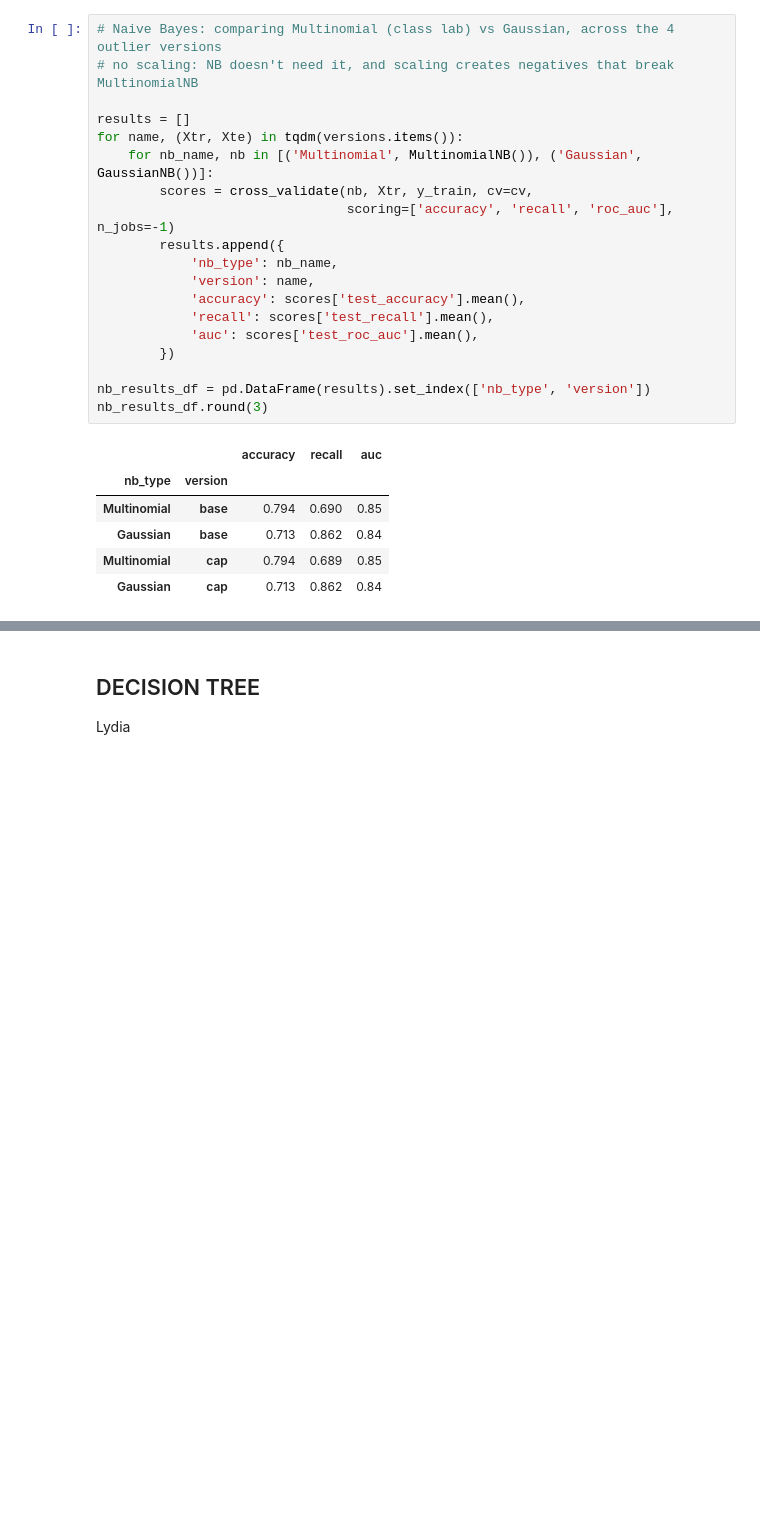
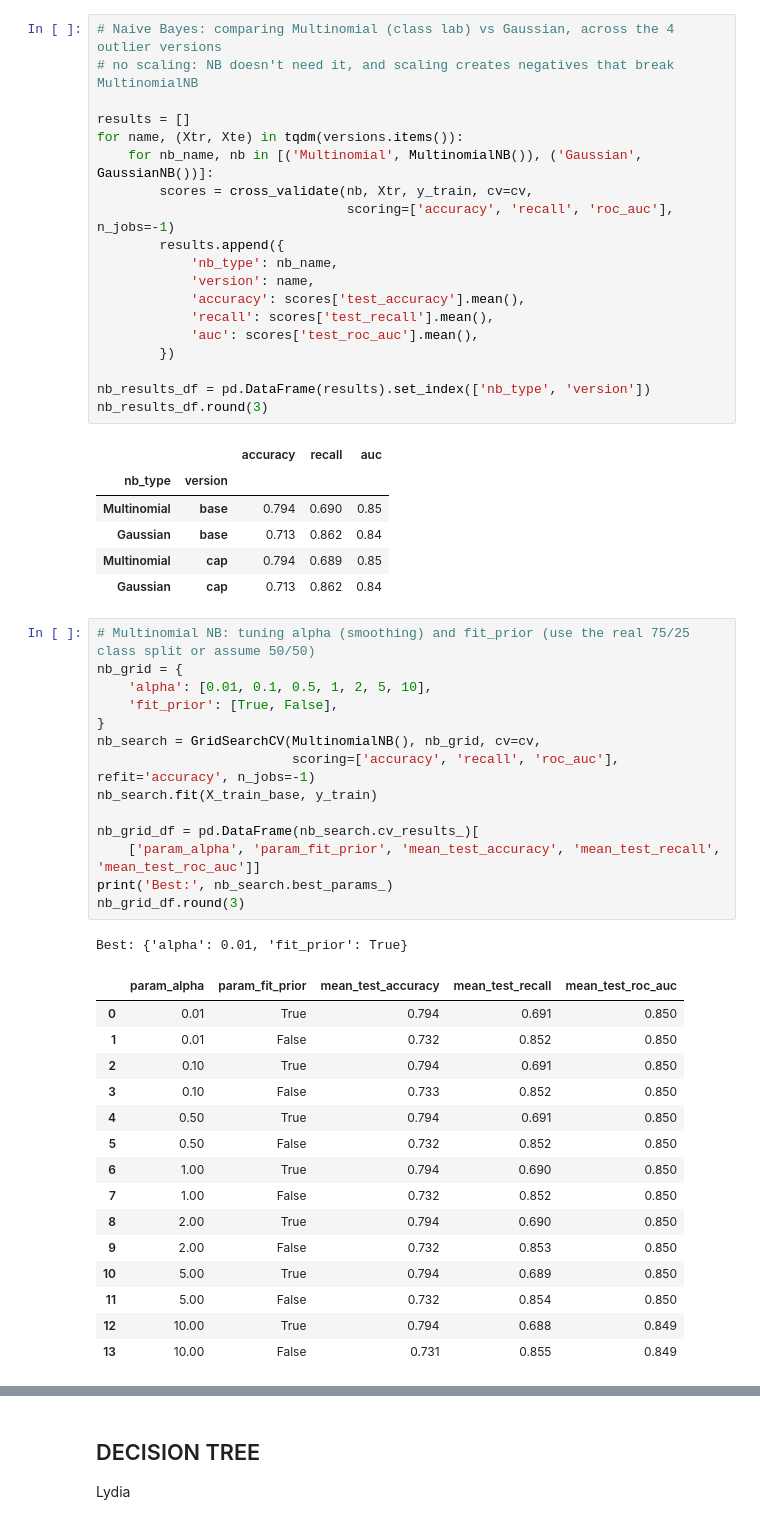
Before and after one commit to juliooo0/Team_A5, a Jupyter notebook: Predictive_Question.ipynb, the cells around one changed output, grey strips where cells are left out. Saved outputs shown, nothing was run; the diff lists cells and outputs as text; blank space fills up the shorter version.

```diff
--- a/Predictive_Question.ipynb
+++ b/Predictive_Question.ipynb
@@ -863,6 +875,37 @@ nb_results_df.round(3)
 | Gaussian | base | 0.713 | 0.862 | 0.84 |
 | Multinomial | cap | 0.794 | 0.689 | 0.85 |
 | Gaussian | cap | 0.713 | 0.862 | 0.84 |
+# %%
+# Multinomial NB: tuning alpha (smoothing) and fit_prior (use the real 75/25 class split or assume 50/50)
+nb_grid = {
+    'alpha': [0.01, 0.1, 0.5, 1, 2, 5, 10],
+    'fit_prior': [True, False],
+}
+nb_search = GridSearchCV(MultinomialNB(), nb_grid, cv=cv,
+                         scoring=['accuracy', 'recall', 'roc_auc'], refit='accuracy', n_jobs=-1)
+nb_search.fit(X_train_base, y_train)
+
+nb_grid_df = pd.DataFrame(nb_search.cv_results_)[
+    ['param_alpha', 'param_fit_prior', 'mean_test_accuracy', 'mean_test_recall', 'mean_test_roc_auc']]
+print('Best:', nb_search.best_params_)
+nb_grid_df.round(3)
+# %% [output]
+Best: {'alpha': 0.01, 'fit_prior': True}
+|  | param_alpha | param_fit_prior | mean_test_accuracy | mean_test_recall | mean_test_roc_auc |
+| 0 | 0.01 | True | 0.794 | 0.691 | 0.850 |
+| 1 | 0.01 | False | 0.732 | 0.852 | 0.850 |
+| 2 | 0.10 | True | 0.794 | 0.691 | 0.850 |
+| 3 | 0.10 | False | 0.733 | 0.852 | 0.850 |
+| 4 | 0.50 | True | 0.794 | 0.691 | 0.850 |
+| 5 | 0.50 | False | 0.732 | 0.852 | 0.850 |
+| 6 | 1.00 | True | 0.794 | 0.690 | 0.850 |
+| 7 | 1.00 | False | 0.732 | 0.852 | 0.850 |
+| 8 | 2.00 | True | 0.794 | 0.690 | 0.850 |
+| 9 | 2.00 | False | 0.732 | 0.853 | 0.850 |
+| 10 | 5.00 | True | 0.794 | 0.689 | 0.850 |
+| 11 | 5.00 | False | 0.732 | 0.854 | 0.850 |
+| 12 | 10.00 | True | 0.794 | 0.688 | 0.849 |
+| 13 | 10.00 | False | 0.731 | 0.855 | 0.849 |
 # %% [markdown]
 NAIVE BAYES
 - multinomial 0.794 acc, 0.690 recall, 0.850 auc
```
Also changed, not shown: parts of 12 cells of this notebook.
